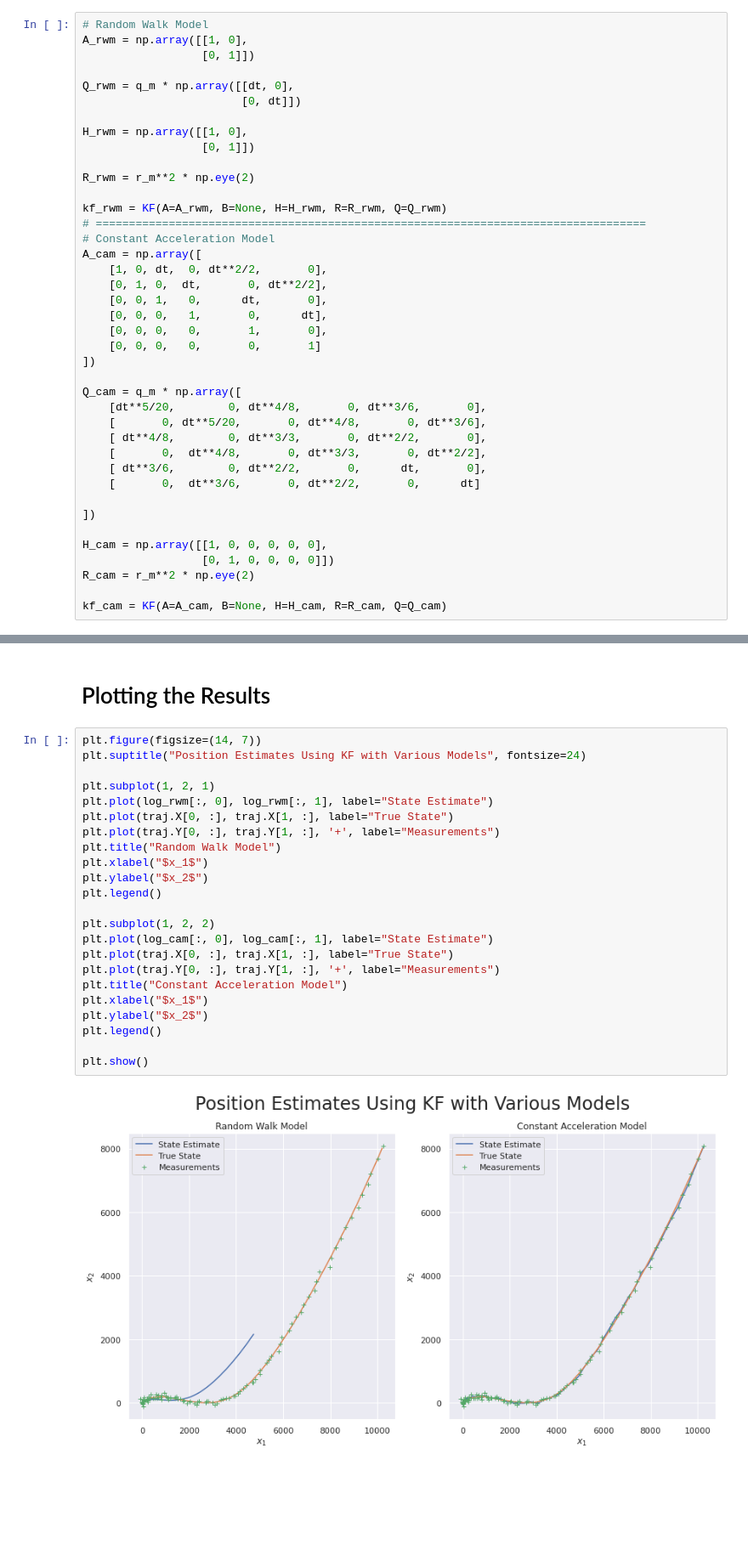
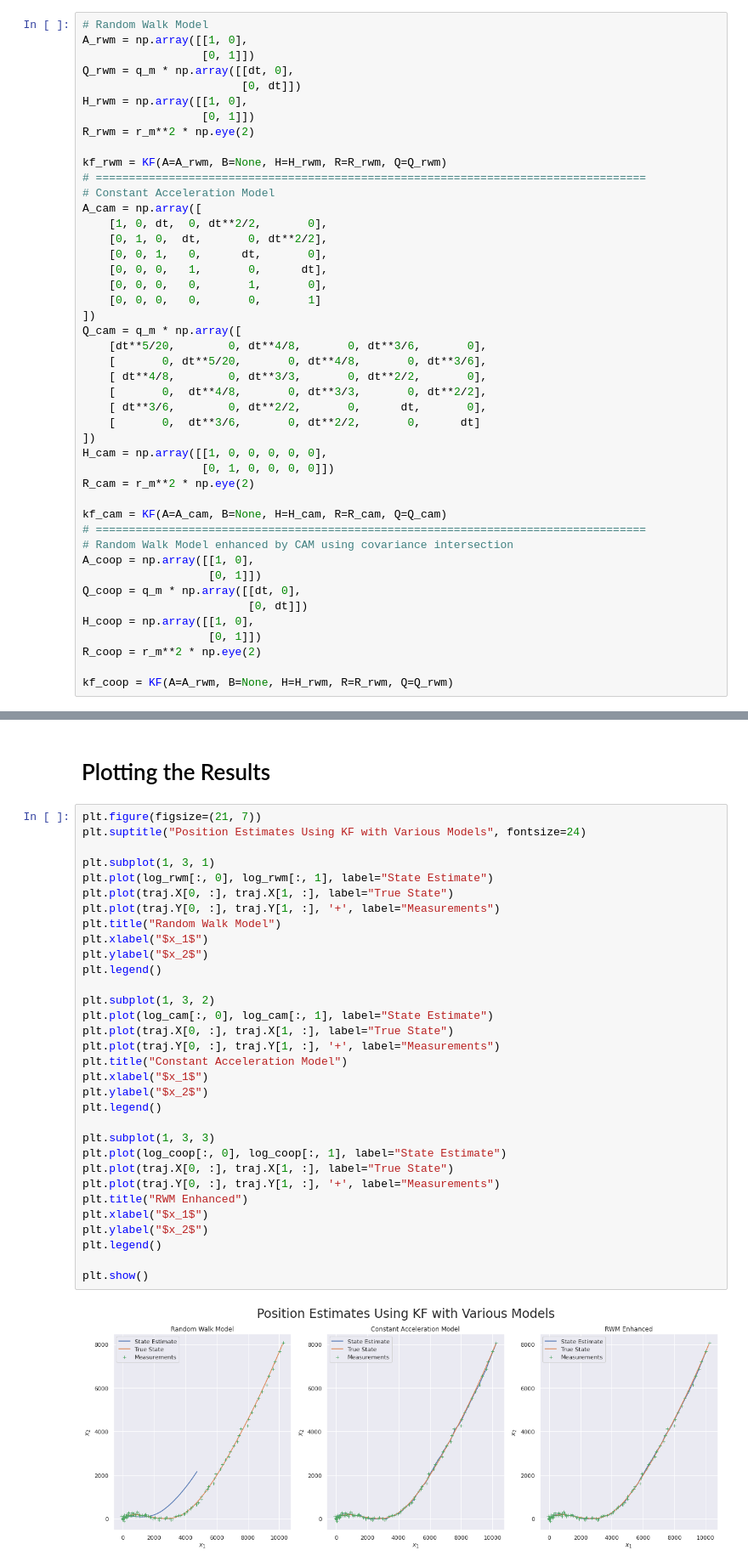
Before and after one commit to maiquang/maithanh-thesis-src, a Jupyter notebook: maithanh_kf2.ipynb, the cells around one changed output, grey strips where cells are left out. Shown: that part at 85% size. Saved outputs shown, nothing was run; the diff lists cells and outputs as text; blank space fills up the shorter version.

Commit message:
Covariance intersection CAM, RWM

```diff
--- a/maithanh_kf2.ipynb
+++ b/maithanh_kf2.ipynb
@@ -167,13 +167,10 @@ r_m = 100
 # Random Walk Model
 A_rwm = np.array([[1, 0],
                   [0, 1]])
-
 Q_rwm = q_m * np.array([[dt, 0],
                         [0, dt]])
-
 H_rwm = np.array([[1, 0],
                   [0, 1]])
-
 R_rwm = r_m**2 * np.eye(2)
 
 kf_rwm = KF(A=A_rwm, B=None, H=H_rwm, R=R_rwm, Q=Q_rwm)
@@ -187,7 +184,6 @@ A_cam = np.array([
     [0, 0, 0,   0,       1,       0],
     [0, 0, 0,   0,       0,       1]
 ])
-
 Q_cam = q_m * np.array([
     [dt**5/20,        0, dt**4/8,       0, dt**3/6,       0],
     [       0, dt**5/20,       0, dt**4/8,       0, dt**3/6],
@@ -195,11 +191,20 @@ Q_cam = q_m * np.array([
     [       0,  dt**4/8,       0, dt**3/3,       0, dt**2/2],
     [ dt**3/6,        0, dt**2/2,       0,      dt,       0],
     [       0,  dt**3/6,       0, dt**2/2,       0,      dt]
-
 ])
-
 H_cam = np.array([[1, 0, 0, 0, 0, 0],
                   [0, 1, 0, 0, 0, 0]])
 R_cam = r_m**2 * np.eye(2)
 
 kf_cam = KF(A=A_cam, B=None, H=H_cam, R=R_cam, Q=Q_cam)
+# ===================================================================================
+# Random Walk Model enhanced by CAM using covariance intersection
+A_coop = np.array([[1, 0],
+                   [0, 1]])
+Q_coop = q_m * np.array([[dt, 0],
+                         [0, dt]])
+H_coop = np.array([[1, 0],
+                   [0, 1]])
+R_coop = r_m**2 * np.eye(2)
+
+kf_coop = KF(A=A_rwm, B=None, H=H_rwm, R=R_rwm, Q=Q_rwm)
@@ -218,30 +317,39 @@ log_cam = np.array(kf_cam.log_x)
 # %% [markdown]
 # Plotting the  Results
 # %%
-plt.figure(figsize=(14, 7))
+plt.figure(figsize=(21, 7))
 plt.suptitle("Position Estimates Using KF with Various Models", fontsize=24)
 
-plt.subplot(1, 2, 1)
+plt.subplot(1, 3, 1)
 plt.plot(log_rwm[:, 0], log_rwm[:, 1], label="State Estimate")
 plt.plot(traj.X[0, :], traj.X[1, :], label="True State")
 plt.plot(traj.Y[0, :], traj.Y[1, :], '+', label="Measurements")
 plt.title("Random Walk Model")
 plt.xlabel("$x_1$")
 plt.ylabel("$x_2$")
 plt.legend()
 
-plt.subplot(1, 2, 2)
+plt.subplot(1, 3, 2)
 plt.plot(log_cam[:, 0], log_cam[:, 1], label="State Estimate")
 plt.plot(traj.X[0, :], traj.X[1, :], label="True State")
 plt.plot(traj.Y[0, :], traj.Y[1, :], '+', label="Measurements")
 plt.title("Constant Acceleration Model")
 plt.xlabel("$x_1$")
 plt.ylabel("$x_2$")
 plt.legend()
 
+plt.subplot(1, 3, 3)
+plt.plot(log_coop[:, 0], log_coop[:, 1], label="State Estimate")
+plt.plot(traj.X[0, :], traj.X[1, :], label="True State")
+plt.plot(traj.Y[0, :], traj.Y[1, :], '+', label="Measurements")
+plt.title("RWM Enhanced")
+plt.xlabel("$x_1$")
+plt.ylabel("$x_2$")
+plt.legend()
+
 plt.show()
 # %% [output]
-[figure, old version]
+[figure, new version]
 # %%
 plt.figure(figsize=(14, 7))
 plt.suptitle("Acceleration Estimates for CAM", fontsize=24)
```
Also changed, not shown: parts of 7 cells of this notebook.
